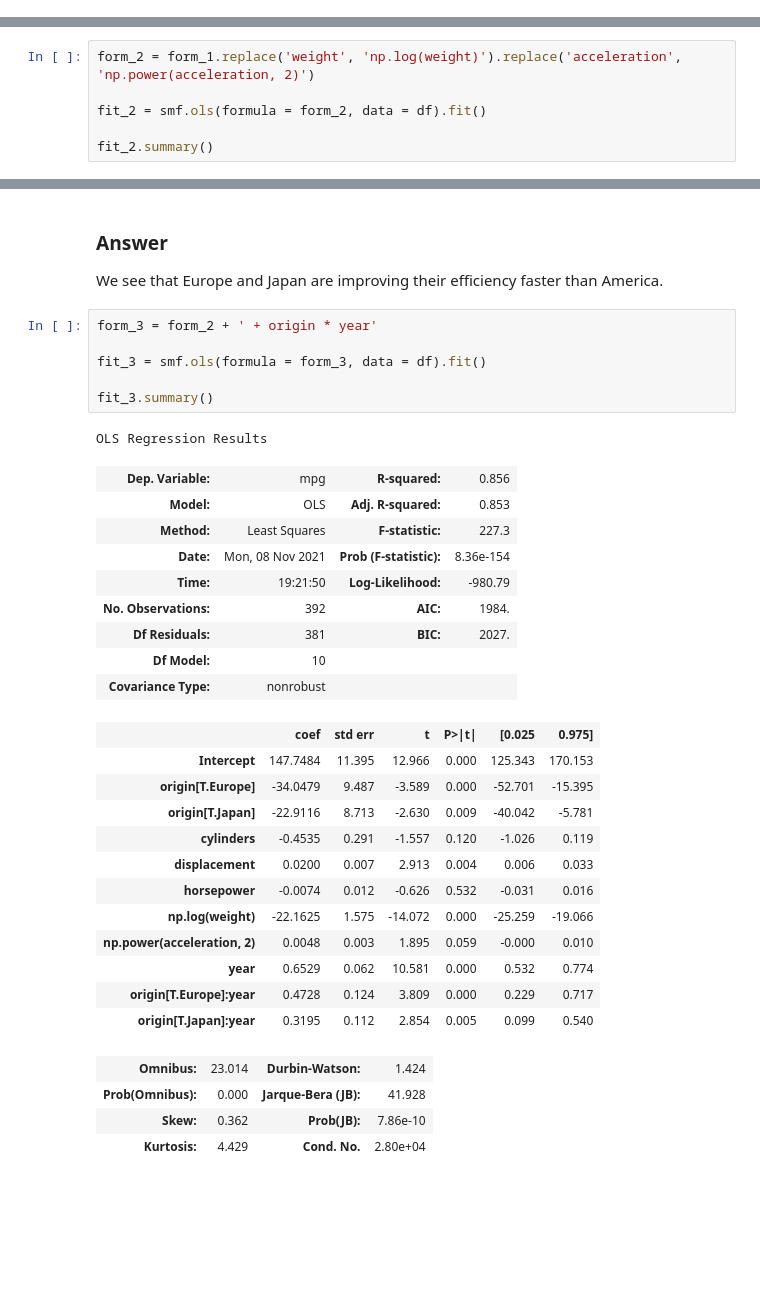
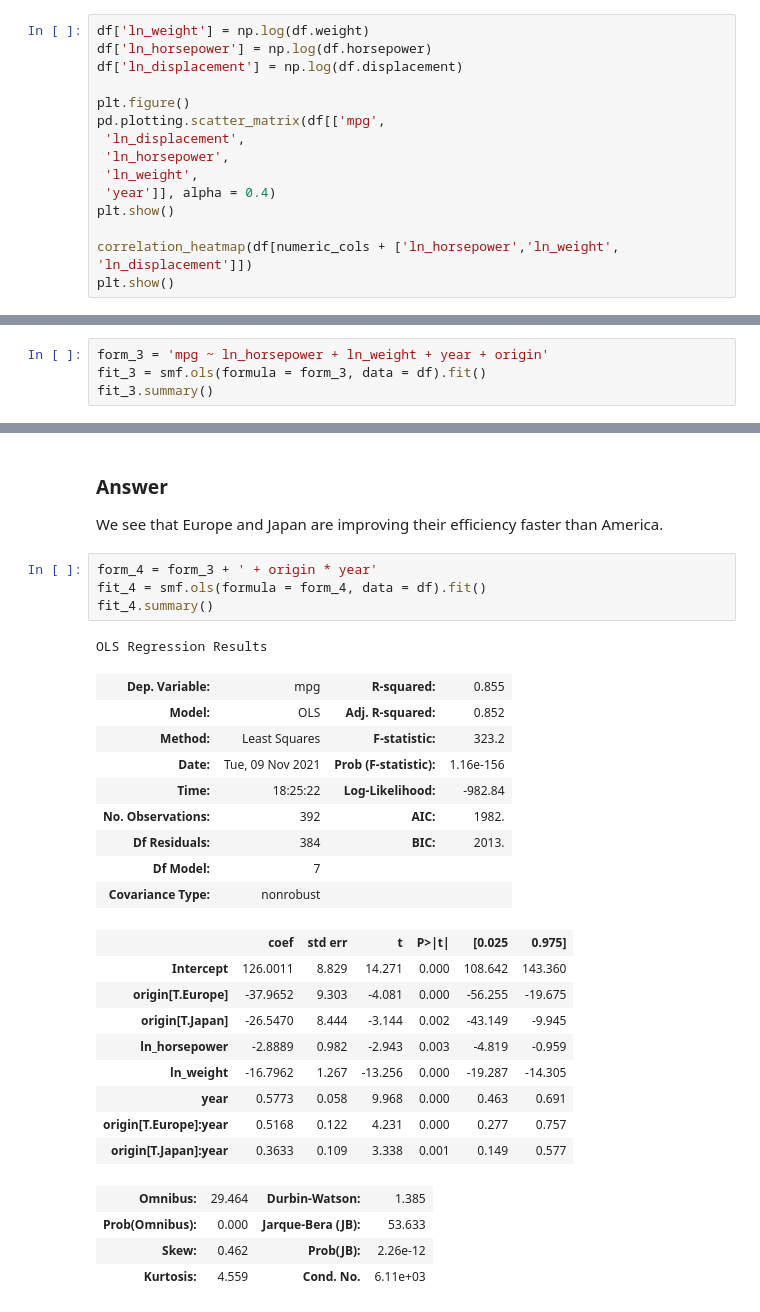
Before and after one commit to aezarebski/aas-extended-examples, a Jupyter notebook: example-2.5/example-2.5-answers.ipynb, the cells around one changed output, grey strips where cells are left out. Drawn from its saved outputs; the diff is of its cells as text; blank space fills up the shorter version.

```diff
--- a/example-2.5/example-2.5-answers.ipynb
+++ b/example-2.5/example-2.5-answers.ipynb
@@ -105,0 +152,15 @@ Apply some transforms to reduce non-linearities in the relationship between the
+# %%
+df['ln_weight'] = np.log(df.weight)
+df['ln_horsepower'] = np.log(df.horsepower)
+df['ln_displacement'] = np.log(df.displacement)
+
+plt.figure()
+pd.plotting.scatter_matrix(df[['mpg',
+ 'ln_displacement',
+ 'ln_horsepower',
+ 'ln_weight',
+ 'year']], alpha = 0.4)
+plt.show()
+
+correlation_heatmap(df[numeric_cols + ['ln_horsepower','ln_weight', 'ln_displacement']])
+plt.show()
@@ -106,8 +179,6 @@ Apply some transforms to reduce non-linearities in the relationship between the
 # %%
-form_2 = form_1.replace('weight', 'np.log(weight)').replace('acceleration', 'np.power(acceleration, 2)')
-
-fit_2 = smf.ols(formula = form_2, data = df).fit()
-
-fit_2.summary()
+form_3 = 'mpg ~ ln_horsepower + ln_weight + year + origin'
+fit_3 = smf.ols(formula = form_3, data = df).fit()
+fit_3.summary()
 # %% [output]
 OLS Regression Results
@@ -147,37 +215,32 @@ Include an interaction term between the origin of the cars and their year or rel
 
 We see that Europe and Japan are improving their efficiency faster than America.
 # %%
-form_3 = form_2 + ' + origin * year'
-
-fit_3 = smf.ols(formula = form_3, data = df).fit()
-
-fit_3.summary()
+form_4 = form_3 + ' + origin * year'
+fit_4 = smf.ols(formula = form_4, data = df).fit()
+fit_4.summary()
 # %% [output]
 OLS Regression Results
-| Dep. Variable: | mpg | R-squared: | 0.856 |
-| Model: | OLS | Adj. R-squared: | 0.853 |
-| Method: | Least Squares | F-statistic: | 227.3 |
-| Date: | Mon, 08 Nov 2021 | Prob (F-statistic): | 8.36e-154 |
-| Time: | 19:21:50 | Log-Likelihood: | -980.79 |
-| No. Observations: | 392 | AIC: | 1984. |
-| Df Residuals: | 381 | BIC: | 2027. |
-| Df Model: | 10 |  |  |
+| Dep. Variable: | mpg | R-squared: | 0.855 |
+| Model: | OLS | Adj. R-squared: | 0.852 |
+| Method: | Least Squares | F-statistic: | 323.2 |
+| Date: | Tue, 09 Nov 2021 | Prob (F-statistic): | 1.16e-156 |
+| Time: | 18:25:22 | Log-Likelihood: | -982.84 |
+| No. Observations: | 392 | AIC: | 1982. |
+| Df Residuals: | 384 | BIC: | 2013. |
+| Df Model: | 7 |  |  |
 | Covariance Type: | nonrobust |  |  |
 |  | coef | std err | t | P>|t| | [0.025 | 0.975] |
-| Intercept | 147.7484 | 11.395 | 12.966 | 0.000 | 125.343 | 170.153 |
-| origin[T.Europe] | -34.0479 | 9.487 | -3.589 | 0.000 | -52.701 | -15.395 |
-| origin[T.Japan] | -22.9116 | 8.713 | -2.630 | 0.009 | -40.042 | -5.781 |
-| cylinders | -0.4535 | 0.291 | -1.557 | 0.120 | -1.026 | 0.119 |
-| displacement | 0.0200 | 0.007 | 2.913 | 0.004 | 0.006 | 0.033 |
-| horsepower | -0.0074 | 0.012 | -0.626 | 0.532 | -0.031 | 0.016 |
-| np.log(weight) | -22.1625 | 1.575 | -14.072 | 0.000 | -25.259 | -19.066 |
-| np.power(acceleration, 2) | 0.0048 | 0.003 | 1.895 | 0.059 | -0.000 | 0.010 |
-| year | 0.6529 | 0.062 | 10.581 | 0.000 | 0.532 | 0.774 |
-| origin[T.Europe]:year | 0.4728 | 0.124 | 3.809 | 0.000 | 0.229 | 0.717 |
-| origin[T.Japan]:year | 0.3195 | 0.112 | 2.854 | 0.005 | 0.099 | 0.540 |
+| Intercept | 126.0011 | 8.829 | 14.271 | 0.000 | 108.642 | 143.360 |
+| origin[T.Europe] | -37.9652 | 9.303 | -4.081 | 0.000 | -56.255 | -19.675 |
+| origin[T.Japan] | -26.5470 | 8.444 | -3.144 | 0.002 | -43.149 | -9.945 |
+| ln_horsepower | -2.8889 | 0.982 | -2.943 | 0.003 | -4.819 | -0.959 |
+| ln_weight | -16.7962 | 1.267 | -13.256 | 0.000 | -19.287 | -14.305 |
+| year | 0.5773 | 0.058 | 9.968 | 0.000 | 0.463 | 0.691 |
+| origin[T.Europe]:year | 0.5168 | 0.122 | 4.231 | 0.000 | 0.277 | 0.757 |
+| origin[T.Japan]:year | 0.3633 | 0.109 | 3.338 | 0.001 | 0.149 | 0.577 |
-| Omnibus: | 23.014 | Durbin-Watson: | 1.424 |
-| Prob(Omnibus): | 0.000 | Jarque-Bera (JB): | 41.928 |
-| Skew: | 0.362 | Prob(JB): | 7.86e-10 |
-| Kurtosis: | 4.429 | Cond. No. | 2.80e+04 |
+| Omnibus: | 29.464 | Durbin-Watson: | 1.385 |
+| Prob(Omnibus): | 0.000 | Jarque-Bera (JB): | 53.633 |
+| Skew: | 0.462 | Prob(JB): | 2.26e-12 |
+| Kurtosis: | 4.559 | Cond. No. | 6.11e+03 |
 Notes:
 [1] Standard Errors assume that the covariance matrix of the errors is correctly specified.
```
Also changed, not shown: parts of 19 cells of this notebook, 1 other file.
